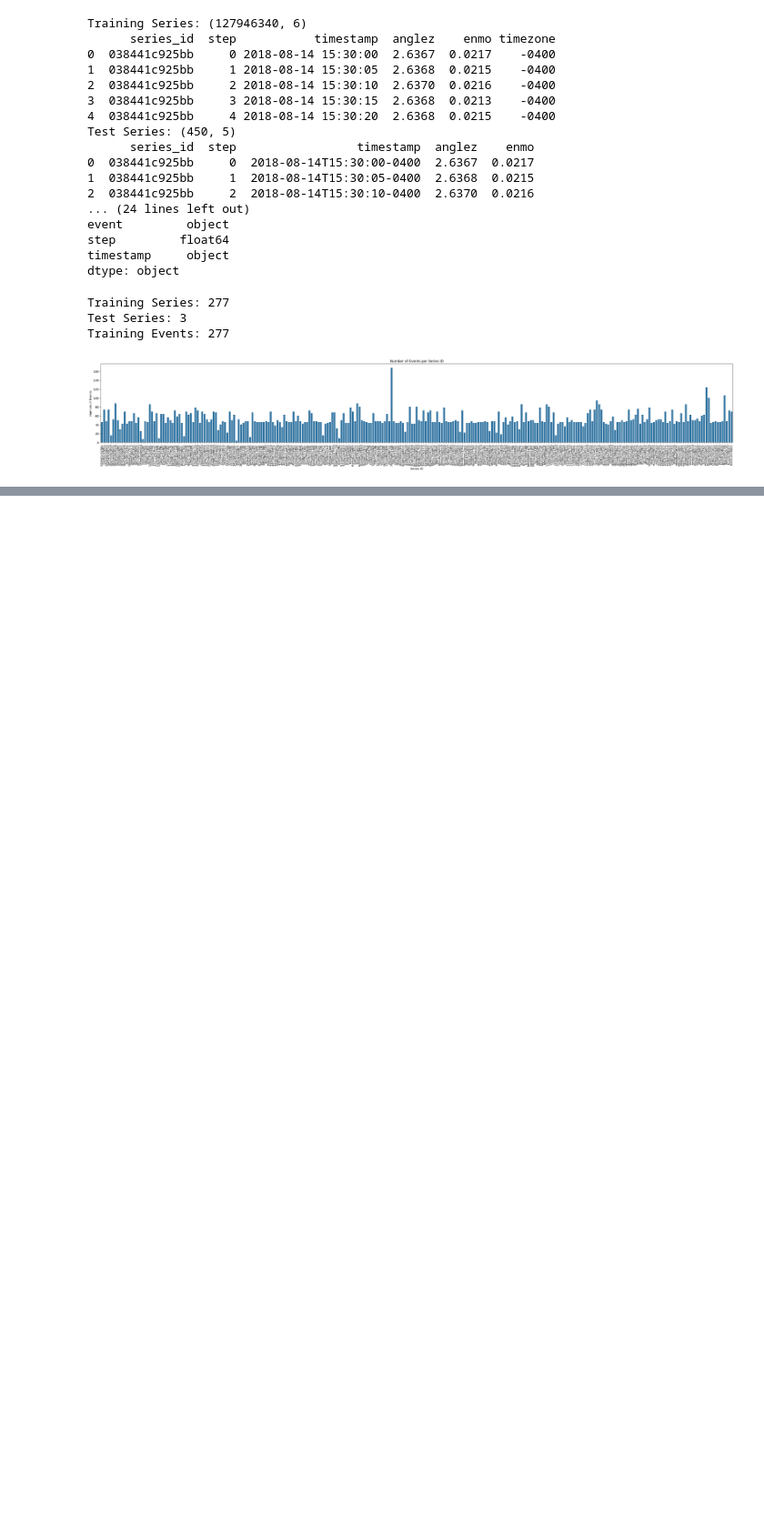
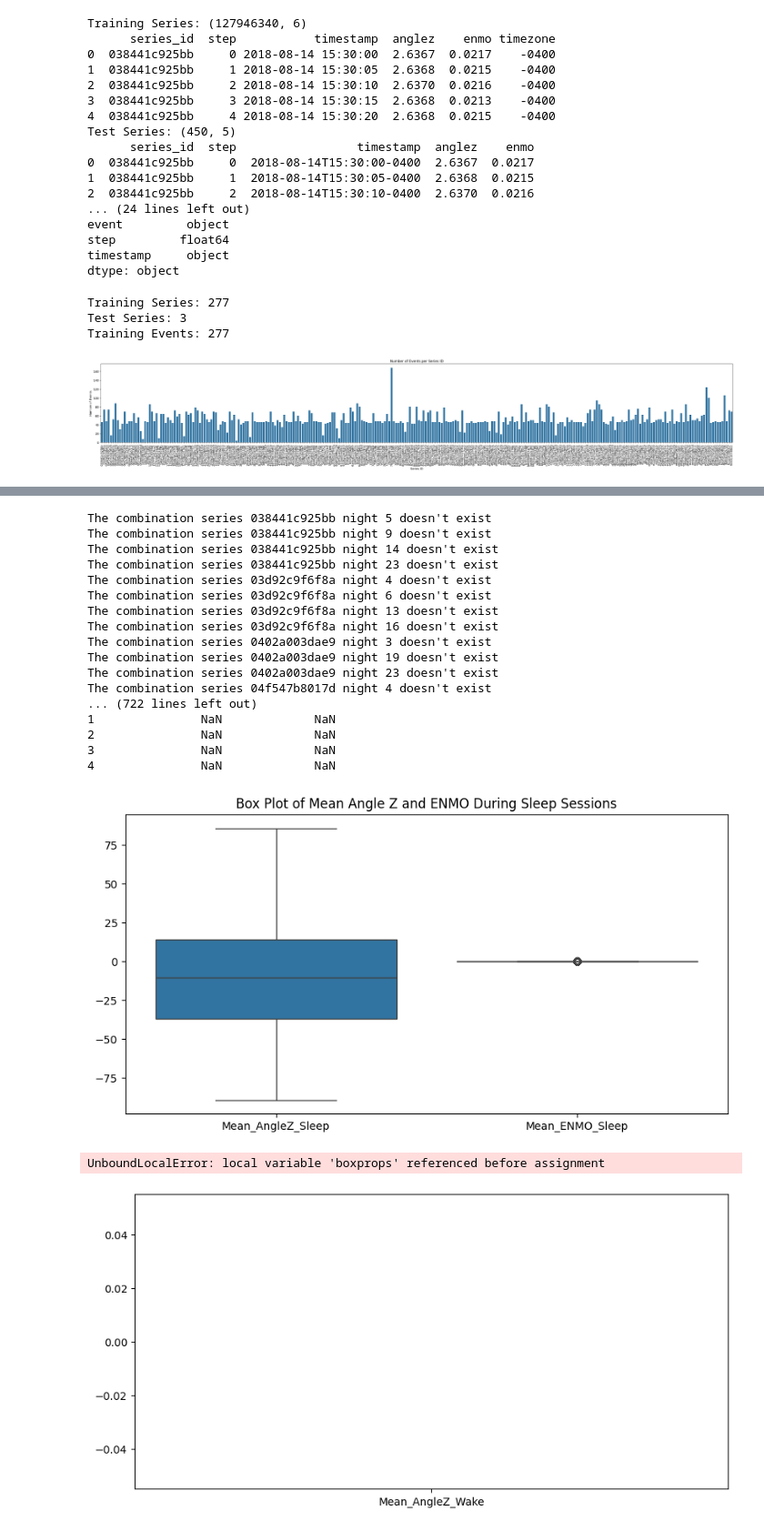
Before and after one commit to meshik/kaggle-detect-sleep-states, a Jupyter notebook: notebooks/basic_eda.ipynb, the cells around one changed output, grey strips where cells are left out. Shown at 91% size. Cells and saved outputs as stored; diff of their text form; code cells hidden in the pictures; blank space fills up the shorter version.

```diff
--- a/notebooks/basic_eda.ipynb
+++ b/notebooks/basic_eda.ipynb
@@ -186,0 +116,75 @@ IndexError: index 0 is out of bounds for axis 0 with size 0
+# %%
+# Pre-compute onset and wakeup times
+onset_times = merged_data[merged_data['event'] == 'onset'].set_index(['series_id', 'night'])['timestamp_x']
+wakeup_times = merged_data[merged_data['event'] == 'wakeup'].set_index(['series_id', 'night'])['timestamp_x']
+
+# Initialize lists to store mean values
+mean_anglez_sleep, mean_enmo_sleep = [], []
+mean_anglez_wake, mean_enmo_wake = [], []
+
+for (series_id, night), group in merged_data.groupby(['series_id', 'night']):
+    # Sleep session
+    try:
+        onset_time = onset_times.loc[series_id, night]
+        wakeup_time = wakeup_times.loc[series_id, night]
+        if onset_time is not None and wakeup_time is not None:
+            sleep_data = group[
+                (group['timestamp_x'] >= onset_time) &
+                (group['timestamp_x'] <= wakeup_time)
+            ]
+            mean_anglez_sleep.append(sleep_data['anglez'].mean())
+            mean_enmo_sleep.append(sleep_data['enmo'].mean())
+
+        # Wake session - compare with the next night's onset
+        next_onset_time = onset_times.loc[series_id, night + 1]
+        wake_data = merged_data[
+            (merged_data['series_id'] == series_id) &
+            (merged_data['timestamp_x'] > wakeup_time) &
+            (merged_data['timestamp_x'] < next_onset_time)
+        ]
+        mean_anglez_wake.append(wake_data['anglez'].mean())
+        mean_enmo_wake.append(wake_data['enmo'].mean())
+    except KeyError:
+        print(f"The combination series {series_id} night {night + 1} doesn't exist")
+        continue
+    except Exception as e:
+        raise e
+
+# Create dataframes to store the mean values
+df_sleep = pd.DataFrame({'Mean_AngleZ_Sleep': mean_anglez_sleep, 'Mean_ENMO_Sleep': mean_enmo_sleep})
+df_wake = pd.DataFrame({'Mean_AngleZ_Wake': mean_anglez_wake, 'Mean_ENMO_Wake': mean_enmo_wake})
+print(f"df_wake: {df_wake.shape}")
+print(f"df_wake: {df_wake.head()}")
+
+# Plotting
+# enmo has to be it's own scale
+plt.figure(figsize=(10,5))
+sns.boxplot(data=df_sleep)
+plt.title('Box Plot of Mean Angle Z and ENMO During Sleep Sessions')
+plt.show()
+
+plt.figure(figsize=(10,5))
+sns.boxplot(data=df_wake)
+plt.title('Box Plot of Mean Angle Z and ENMO During Wake Sessions')
+plt.show()
+# %% [output]
+The combination series 038441c925bb night 5 doesn't exist
+The combination series 038441c925bb night 9 doesn't exist
+The combination series 038441c925bb night 14 doesn't exist
+The combination series 038441c925bb night 23 doesn't exist
+The combination series 03d92c9f6f8a night 4 doesn't exist
+The combination series 03d92c9f6f8a night 6 doesn't exist
+The combination series 03d92c9f6f8a night 13 doesn't exist
+The combination series 03d92c9f6f8a night 16 doesn't exist
+The combination series 0402a003dae9 night 3 doesn't exist
+The combination series 0402a003dae9 night 19 doesn't exist
+The combination series 0402a003dae9 night 23 doesn't exist
+The combination series 04f547b8017d night 4 doesn't exist
+... (722 lines left out)
+1               NaN             NaN
+2               NaN             NaN
+3               NaN             NaN
+4               NaN             NaN
+[figure, added]
+UnboundLocalError: local variable 'boxprops' referenced before assignment
+[figure, added]
```
Also changed, not shown: parts of 2 cells of this notebook.
